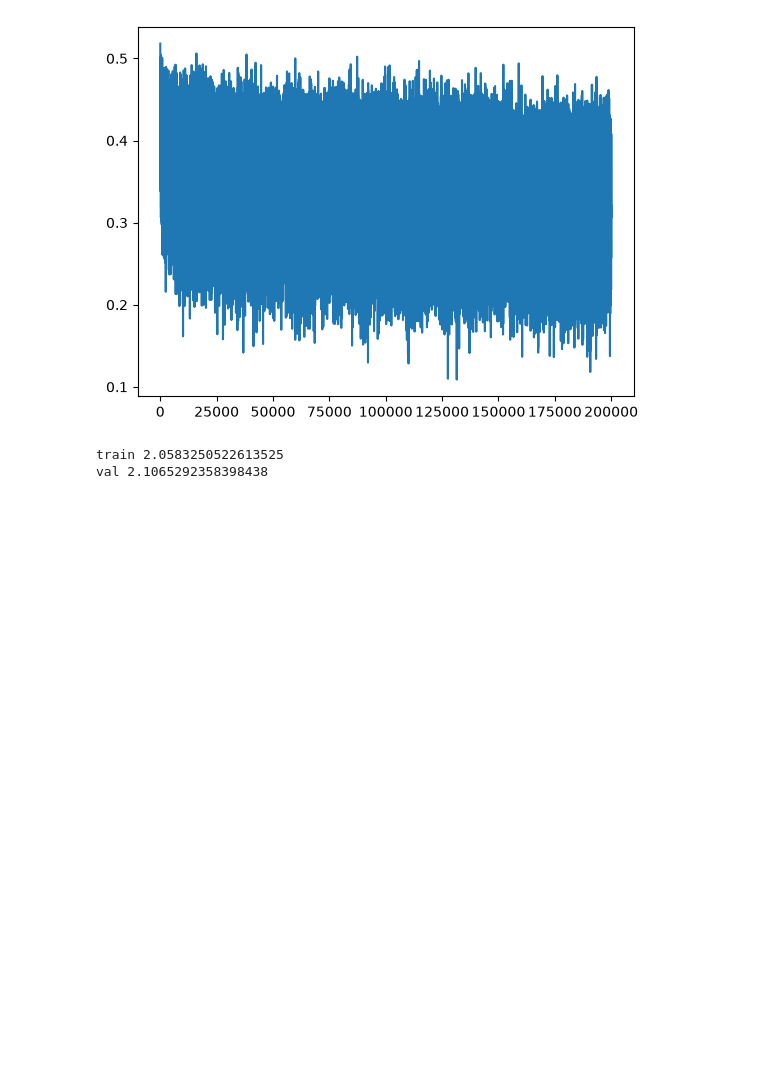
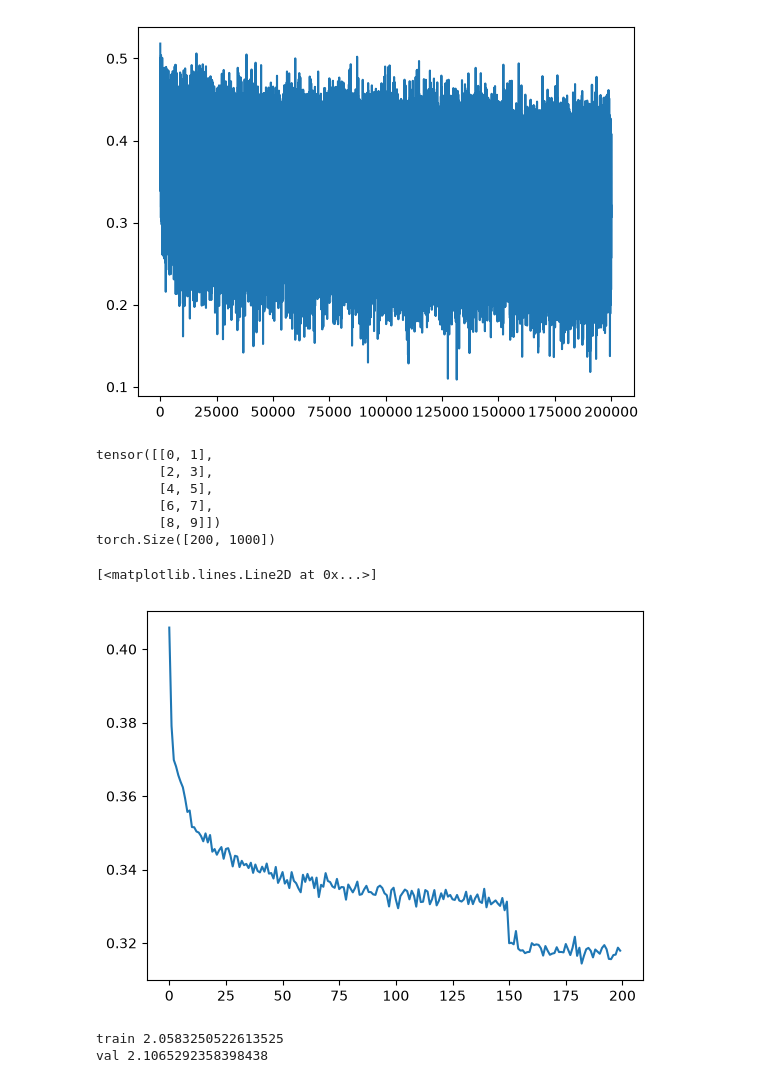
Before and after one commit to ssundarraj/nn-zth, a Jupyter notebook: makemore/makemore5.ipynb, the cells around one changed output. Drawn from its saved outputs; the diff is of its cells as text; code cells hidden in the pictures; blank space fills up the shorter version.

```diff
--- a/makemore/makemore5.ipynb
+++ b/makemore/makemore5.ipynb
@@ -165,23 +200,34 @@ torch.manual_seed(42); # seed rng for reproducibility
 n_embd = 10  # the dimensionality of the character embedding vectors
 n_hidden = 200  # the number of neurons in the hidden layer of the MLP
 
-C = torch.randn((vocab_size, n_embd))
-layers = [
+model = Sequential([
+  Embedding(vocab_size, n_embd),
+  Flatten(),
   Linear(n_embd * block_size, n_hidden, bias=False), BatchNorm1d(n_hidden), Tanh(),
   Linear(n_hidden, vocab_size),
-]
+])
 
 # parameter init
 with torch.no_grad():
-  layers[-1].weight *= 0.1  # last layer make less confident
+  model.layers[-1].weight *= 0.1  # last layer make less confident
 
-parameters = [C] + [p for layer in layers for p in layer.parameters()]
+parameters = model.parameters()
 print(sum(p.nelement() for p in parameters))  # number of parameters in total
 for p in parameters:
   p.requires_grad = True
 # %% [output]
 12097
 # %%
+# FWD PASS
+'''
+:::(2):::
+this code is kinda ugly
+embedding table "C" is special-cased outside of our list of layers
+
+::: (3) :::
+Putting the layers in an array is kinda ugly
+We can use/reimplement torch.nn.Sequential
+'''
 # same optimization as last time
 max_steps = 200000
 batch_size = 32
@@ -194,11 +240,8 @@ for i in range(max_steps):
   Xb, Yb = Xtr[ix], Ytr[ix]  # batch X,Y
 
   # forward pass
-  emb = C[Xb]  # embed the characters into vectors
-  x = emb.view(emb.shape[0], -1)  # concatenate the vectors
-  for layer in layers:
-    x = layer(x)
-  loss = F.cross_entropy(x, Yb)  # loss function
+  logits = model(Xb) # (3)
+  loss = F.cross_entropy(logits, Yb)  # loss function
 
   # backward pass
   for p in parameters:
@@ -240,5 +284,22 @@ plt.plot(lossi)
 # %% [output]
 [<matplotlib.lines.Line2D at 0x...>]
 [figure]
+# %%
+'''
+:::(1):::
+average up some of lossi to make the graph more representative
+'''
+print(torch.arange(10).view(-1, 2))
+print(torch.tensor(lossi).view(-1, 1000).shape)
+plt.plot(torch.tensor(lossi).view(-1, 1000).mean(1))
+# %% [output]
+tensor([[0, 1],
+        [2, 3],
+        [4, 5],
+        [6, 7],
+        [8, 9]])
+torch.Size([200, 1000])
+[<matplotlib.lines.Line2D at 0x...>]
+[figure, added]
 # %%
 # put batchnorm layers in eval mode
```
Also changed, not shown: parts of 6 cells of this notebook.
